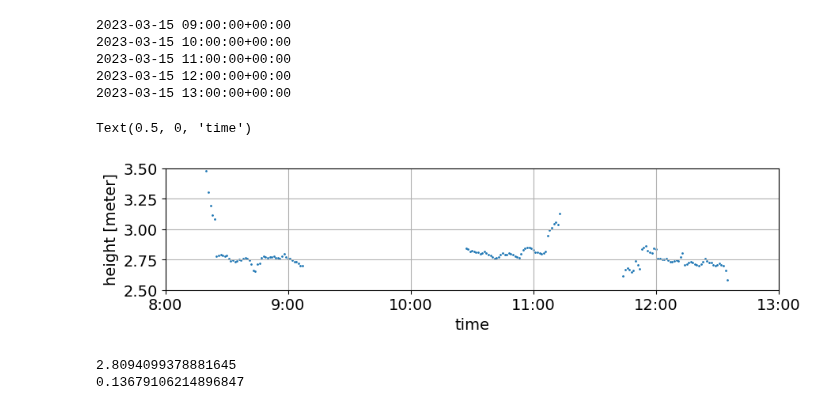
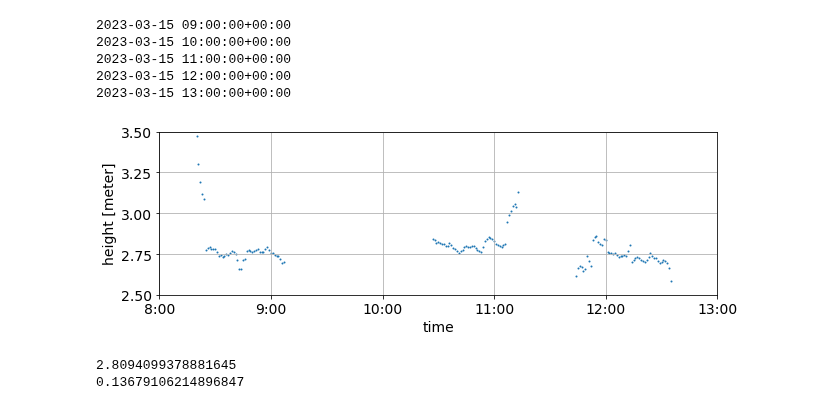
Before and after one commit to ziqing97/gnss_ir_analyze, a Jupyter notebook: src/plot_method_example.ipynb, the cells around one changed output. Drawn from its saved outputs; the diff is of its cells as text; code cells hidden in the pictures.

Commit message:
update plot

```diff
--- a/src/plot_method_example.ipynb
+++ b/src/plot_method_example.ipynb
@@ -305,4 +274,15 @@ result_dict
 # %%
+name[t0][4] = 'E21 E5A'
+name[t0][5] = 'E19 E5B'
+name[t0][6] = 'E21 E5B'
+name[t0][7] = 'E19 E5'
+name[t0][8] = 'E21 E5'
+t0 = result_dict[snr_type][satellite_code]['time'][0]
+mval = max(signal_ts[t0])
+mloc = list(signal_ts[t0]).index(mval)
+for i,item in enumerate(name[t0]):
+    if item[-1] == '2' and item[0]=='G':
+        name[t0][i] = f'{item}C'
 plt.rcParams.update({'font.size': 14})
 fig,ax = plt.subplots()
 
@@ -317,4 +297,7 @@ fig.set_size_inches(10,5)
 #ax.set_title('Lomb Scargle Periodogram Amplitude from Different Signals')
 ax.xaxis.set_major_formatter(mtick.FormatStrFormatter('%.2f'))
 ax.set_xticks([2,frequency[mloc],4,5,6])
+fig.savefig(f'../../write/bilder/kapitel3/example2.png',bbox_inches='tight')
+
+name[t0]
 # %% [output]
@@ -490,36 +427,36 @@ ts_0315_12 = ts_dict['ts']['0315_12']
 
 time_rotate = list(ts_0315_r1.keys()) + list(ts_0315_r2.keys())
 #height_rotate_1 = ante_h_1['1'] - 0.2 - np.asarray(list(ts_0315_r1.values()))
 height_rotate_1 = np.asarray(list(ts_0315_r1.values()))
 #height_rotate_2 = ante_h_2['1'] - 0.2 - np.asarray(list(ts_0315_r2.values()))
 height_rotate_2 = np.asarray(list(ts_0315_r2.values()))
 height_rotate = np.concatenate([height_rotate_1,height_rotate_2])
 
 time_stand = list(ts_0315_11.keys()) + list(ts_0315_12.keys())
 height_stand_1 = ante_h_1['1'] - np.asarray(list(ts_0315_11.values()))
 height_stand_2 = ante_h_2['1'] - np.asarray(list(ts_0315_12.values()))
 height_stand = np.concatenate([height_stand_1,height_stand_2])
 
 fig,ax = plt.subplots()
 
 ax.scatter(time_rotate,height_rotate,s=1)
 #ax.scatter(time_stand,height_stand,s=1)
 #ax.legend(['rotate','normal'])
 #ax.set_title('Timeserie of rotated antenna on 15 March with azimuth 270 to 330\n \
 #             elevation 5 to 30, and window length 30 minutes')
 ax.set_ylim([2.5,3.5])
 
 ax.set_xlim([tbegin,tend])
-fig.set_size_inches(10,2)
+fig.set_size_inches(10,3)
 ax.set_yticks([2.5,2.75,3,3.25,3.5])
 ax.set_xticks(tticklist)
 ax.set_xticklabels(['8:00','9:00','10:00','11:00','12:00','13:00'])
 ax.grid()
 ax.set_ylabel('height [meter]')
 ax.set_xlabel('time')
+fig.savefig(f'../../write/bilder/kapitel3/example_timeserie.png',bbox_inches='tight')
 # %% [output]
-Text(0.5, 0, 'time')
-[figure, old version]
+[figure, new version]
 # %%
 print(np.nanmean(height_rotate))
 print(np.nanstd(height_rotate))
```
Also changed, not shown: parts of 9 cells of this notebook, 13 other files.
